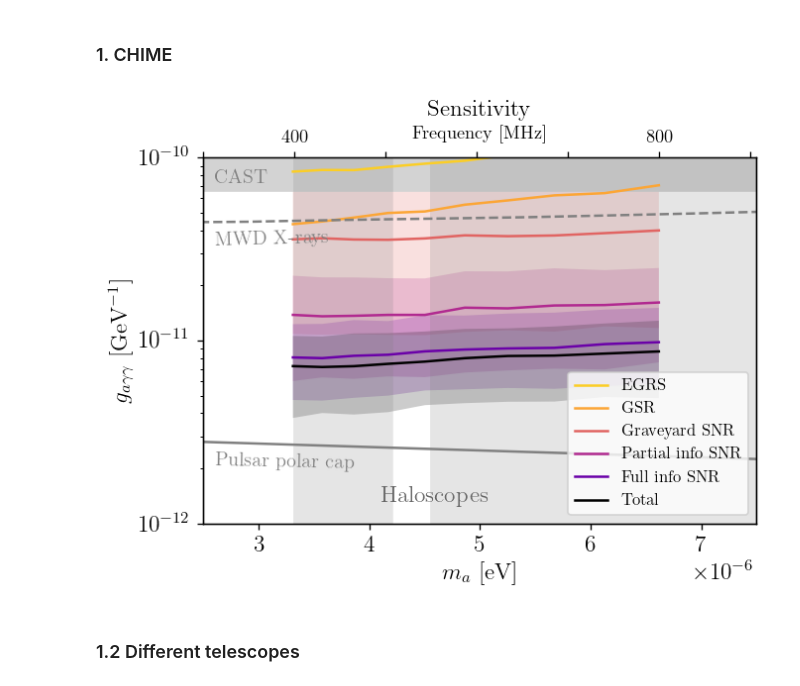
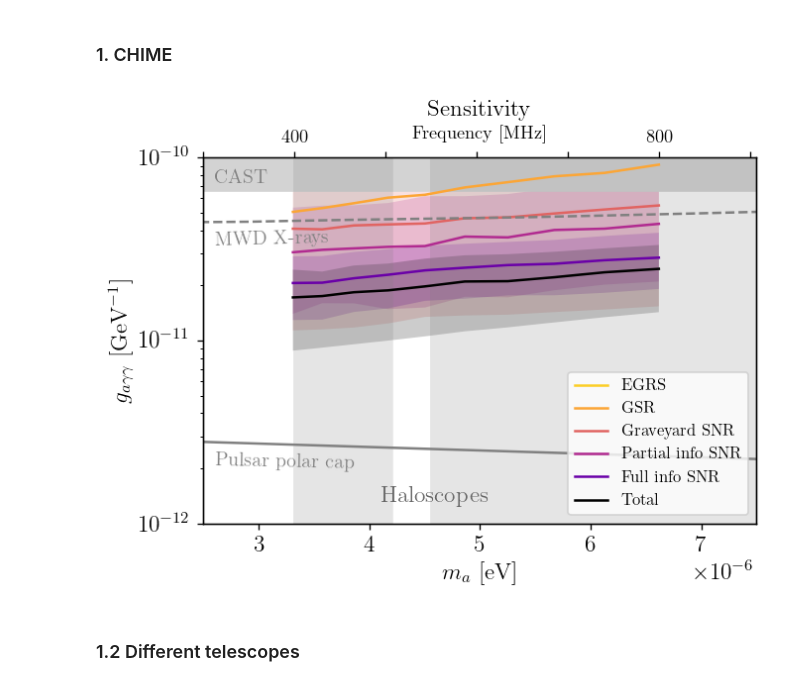
Before and after one commit to yitiansun/axion-mirror, a Jupyter notebook: estimates/plotting.ipynb, the cells around one changed output. Drawn from its saved outputs; the diff is of its cells as text; code cells hidden in the pictures.

```diff
--- a/estimates/plotting.ipynb
+++ b/estimates/plotting.ipynb
@@ -24,26 +24,24 @@ mpl.rc_file('../matplotlibrc')
 # %%
 pc = pc_dict['CHIME']
 # %%
-plot_names = ['egrs', 'gsr', 'snrg', 'snrp', 'snrf', 'total']
+plot_names = ['egrs', 'gsr', 'snrg-base', 'snrp-base', 'snrf-base', 'total-base']
 plot_all_samples = False
 
 label_dict = {
     'egrs' : 'EGRS',
     'gsr' : 'GSR',
-    'snrg' : 'Graveyard SNR',
-    'snrp' : 'Partial info SNR',
-    'snrfp' : 'Catalogue SNR',
-    'snrf' : 'Full info SNR',
-    'total' : 'Total',
+    'snrg-base' : 'Graveyard SNR',
+    'snrp-base' : 'Partial info SNR',
+    'snrf-base' : 'Full info SNR',
+    'total-base' : 'Total',
 }
 color_dict = {
     'egrs' : cms['plasma'](0.9),
     'gsr' : cms['plasma'](0.8),
-    'snrg' : cms['plasma'](0.6),
-    'snrp' : cms['plasma'](0.4),
-    'snrfp' : cms['plasma'](0.3),
-    'snrf' : cms['plasma'](0.2),
-    'total' : 'k',
+    'snrg-base' : cms['plasma'](0.6),
+    'snrp-base' : cms['plasma'](0.4),
+    'snrf-base' : cms['plasma'](0.2),
+    'total-base' : 'k',
 }
 
 fig, ax = plt.subplots()
@@ -69,31 +67,31 @@ for pn in plot_names:
                 ax.fill_between(ma_arr, np.quantile(gagg_arr, 0.95, axis=0), np.quantile(gagg_arr, 0.05, axis=0),
                                 alpha=0.2, facecolor=color_dict[pn], edgecolor='none')
 
 ax.fill_between([1e-6, 1e-5], uc.gagg_CAST/uc.invGeV, 1e-8, color='lightgray')
 ax.text(2.6e-6, 7.3e-11, 'CAST', color='gray')
 limit_ma_arr, limit_gagg_arr = np.loadtxt("../data/limits/PulsarPolarCap.txt", unpack=True)
 ax.plot(limit_ma_arr, limit_gagg_arr, color='gray', ls='-')
 ax.text(2.6e-6, 2e-12, 'Pulsar polar cap', color='gray', rotation=-1.2)
 limit_ma_arr, limit_gagg_arr = np.loadtxt("../data/limits/MWDXrays.txt", unpack=True)
 ax.plot(limit_ma_arr, limit_gagg_arr, color='gray', ls='--')
 ax.text(2.6e-6, 3.3e-11, 'MWD X-rays', color='gray', rotation=1.5)
 limit_ma_arr, limit_gagg_arr = np.loadtxt("../data/limits/ADMX2021.txt", unpack=True)
 ax.fill_between(limit_ma_arr, limit_gagg_arr, np.full_like(limit_gagg_arr, 1), color='gray', alpha=0.2, ec=None)
 limit_ma_arr, limit_gagg_arr = np.loadtxt("../data/limits/RBF_UF_Haloscopes.txt", unpack=True)
 ax.fill_between(limit_ma_arr, limit_gagg_arr, np.full_like(limit_gagg_arr, 1), color='gray', alpha=0.2, ec=None)
 ax.text(4.1e-6, 1.3e-12, 'Haloscopes', color=cms['binary'](0.6), fontsize=14)
 
 ax.set(xlim=(2.5e-6, 7.5e-6), ylim=(1e-12, 1e-10), yscale='log')
 ax.set(xlabel='$m_a$ [eV]', ylabel=r'$g_{a\gamma\gamma}$ [GeV$^{-1}$]', title='Sensitivity')
 
 ax_top = ax.twiny()
 ax_top.set_xlim(np.array(ax.get_xlim()) * uc.eV / (4*np.pi*uc.hbar))
 ax_top.set_xlabel('Frequency [MHz]', fontsize=11)
 ax_top.set_xticks([300, 400, 500, 600, 700, 800, 900])
 ax_top.set_xticklabels(['', '400', '', '', '', '800', ''], fontsize=11)
 ax_top.xaxis.set_label_coords(0.5, 1.05)
 
 ax.legend(loc='lower right', fontsize=10)
 fig.savefig('../outputs/reach_plots/CHIME.pdf')
 # %% [output]
-[figure, old version]
+[figure, new version]
```
Also changed, not shown: parts of 1 cell of this notebook, 24 other files.
